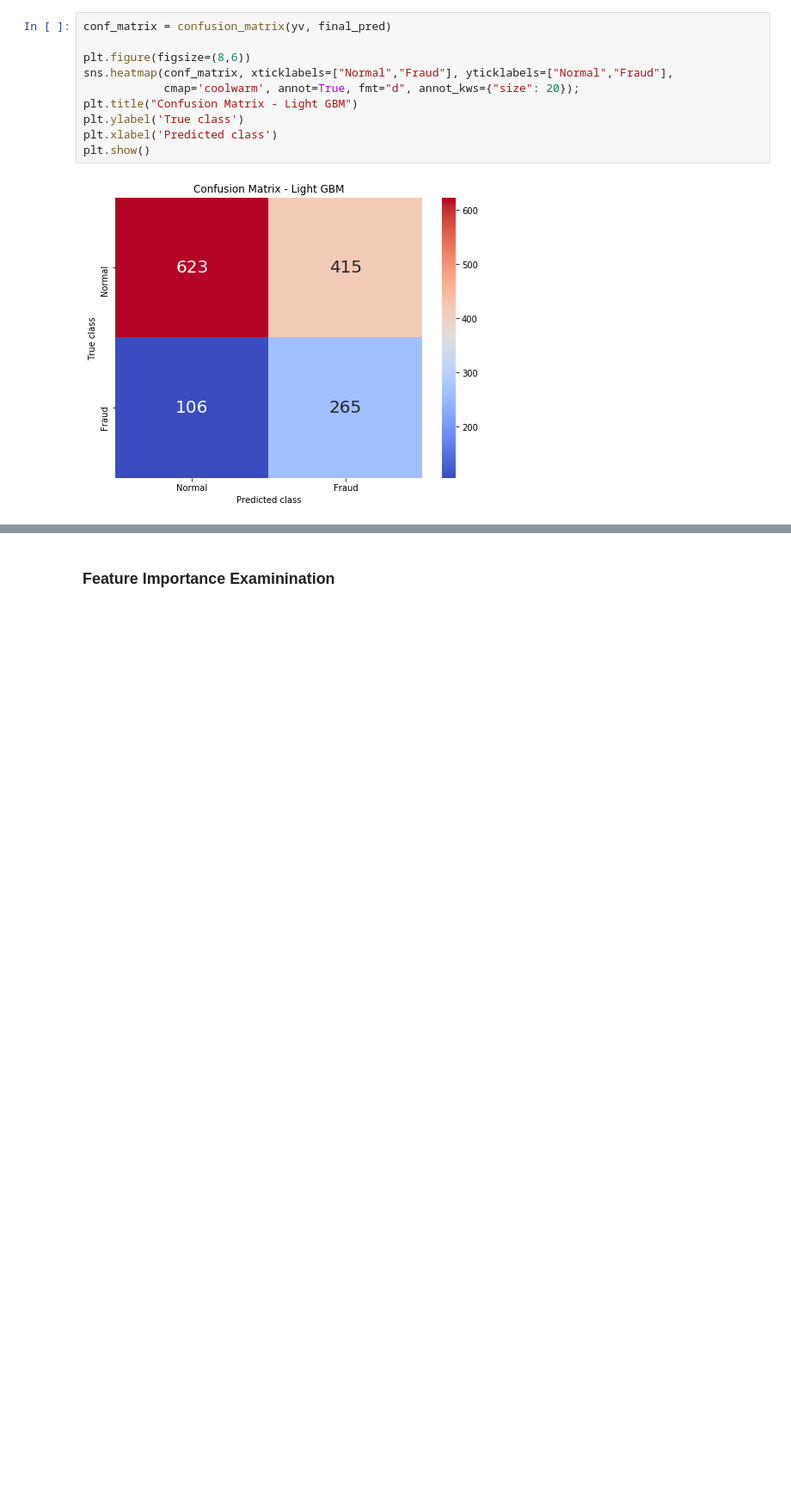
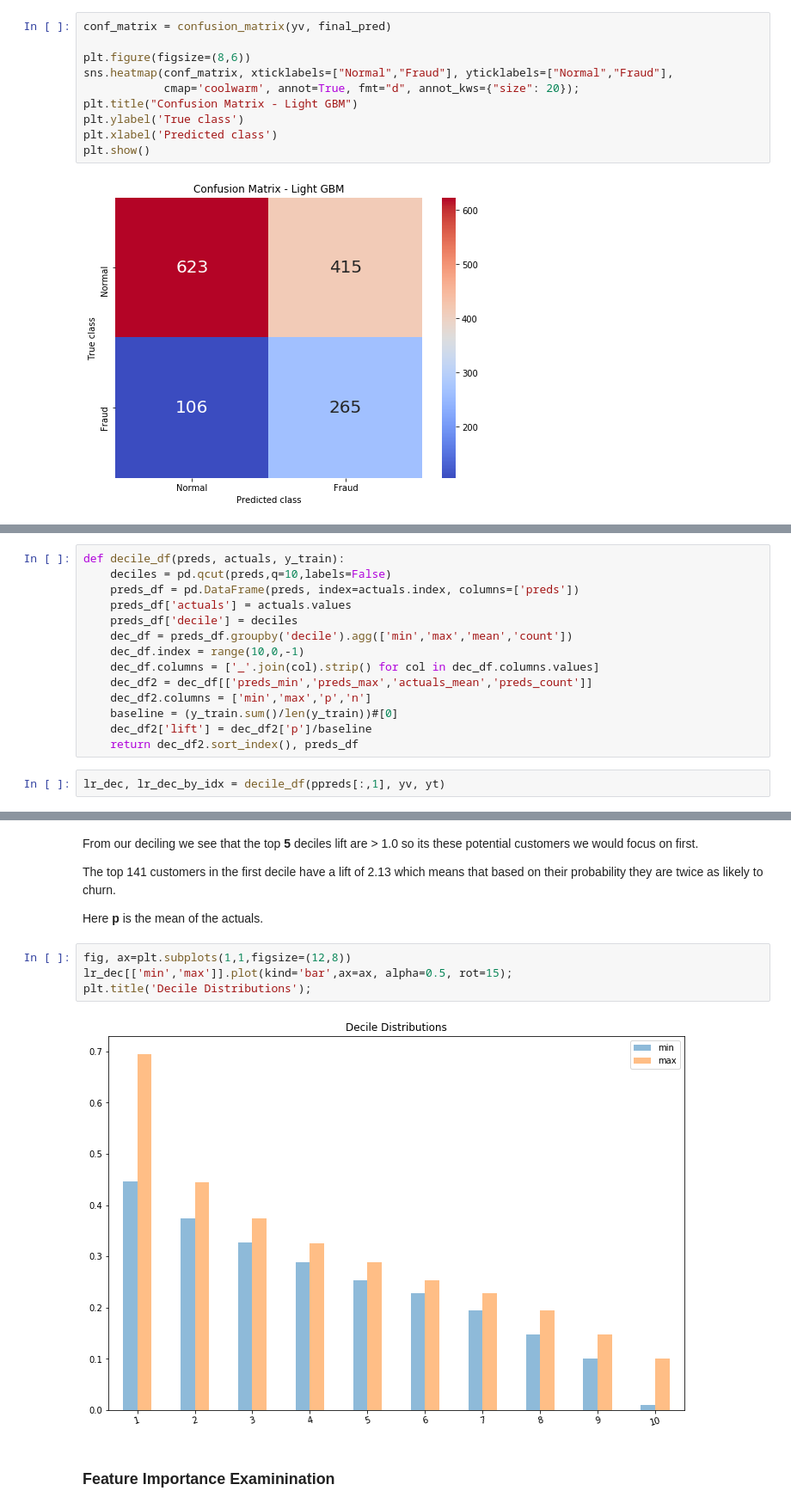
Before and after one commit to dex314/CustomerChurnAnalysis, a Jupyter notebook: Customer Churn Analysis.ipynb, the cells around one changed output, grey strips where cells are left out. Shown at 86% size. Drawn from its saved outputs; the diff is of its cells as text; blank space fills up the shorter version.

Commit message:
Updates to deciling and lift.

```diff
--- a/Customer Churn Analysis.ipynb
+++ b/Customer Churn Analysis.ipynb
@@ -592,0 +597,16 @@ plt.show()
+# %%
+def decile_df(preds, actuals, y_train):
+    deciles = pd.qcut(preds,q=10,labels=False)
+    preds_df = pd.DataFrame(preds, index=actuals.index, columns=['preds'])
+    preds_df['actuals'] = actuals.values
+    preds_df['decile'] = deciles
+    dec_df = preds_df.groupby('decile').agg(['min','max','mean','count'])
+    dec_df.index = range(10,0,-1)
+    dec_df.columns = ['_'.join(col).strip() for col in dec_df.columns.values]
+    dec_df2 = dec_df[['preds_min','preds_max','actuals_mean','preds_count']]
+    dec_df2.columns = ['min','max','p','n']
+    baseline = (y_train.sum()/len(y_train))#[0]
+    dec_df2['lift'] = dec_df2['p']/baseline
+    return dec_df2.sort_index(), preds_df
+# %%
+lr_dec, lr_dec_by_idx = decile_df(ppreds[:,1], yv, yt)
@@ -593,3 +633,15 @@ plt.show()
+# %% [markdown]
+From our deciling we see that the top **5** deciles lift are > 1.0 so its these potential customers we would focus on first.
+
+The top 141 customers in the first decile have a lift of 2.13 which means that based on their probability they are twice as likely to churn.
+
+Here **p** is the mean of the actuals.
+# %%
+fig, ax=plt.subplots(1,1,figsize=(12,8))
+lr_dec[['min','max']].plot(kind='bar',ax=ax, alpha=0.5, rot=15);
+plt.title('Decile Distributions');
+# %% [output]
+[figure, added]
 # %% [markdown]
 ### Feature Importance Examinination
 # %%
```
Also changed, not shown: parts of 6 cells of this notebook.
